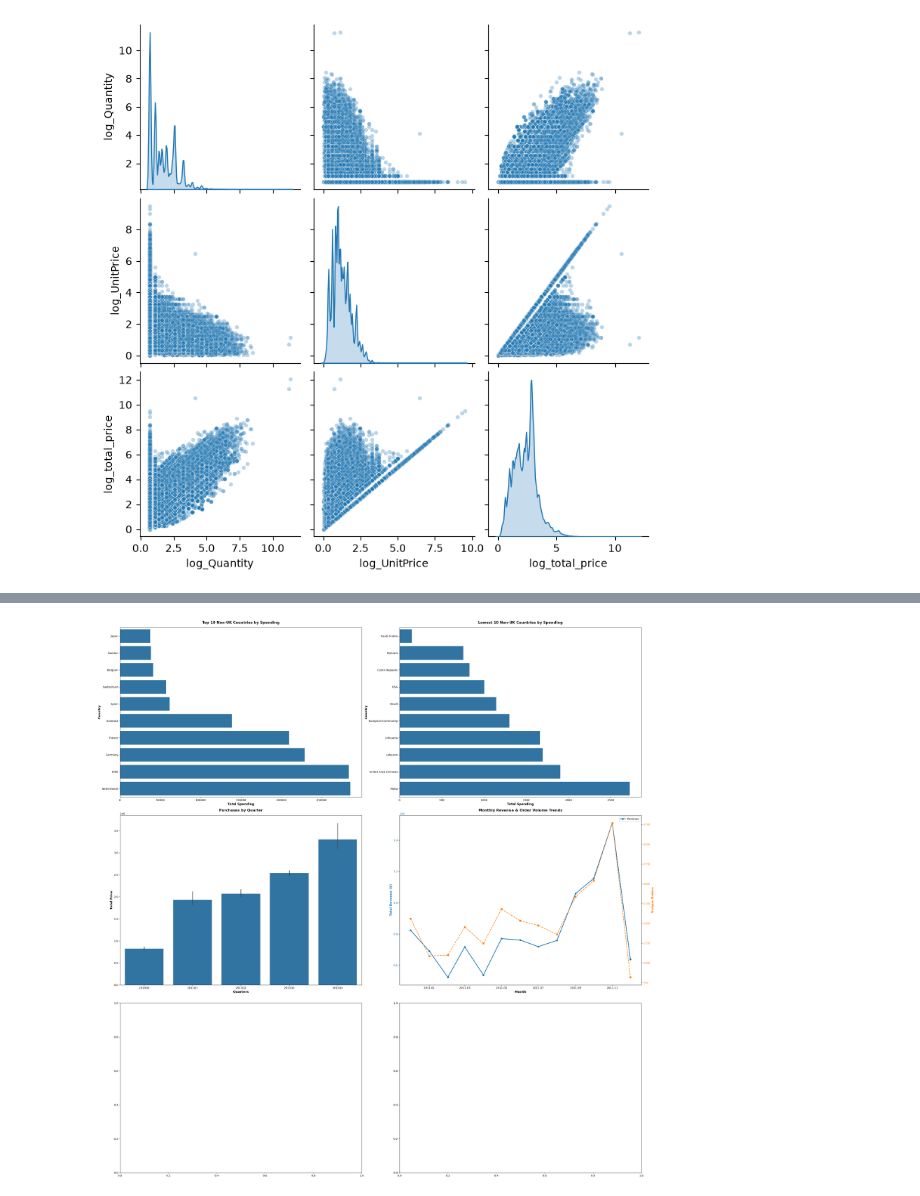
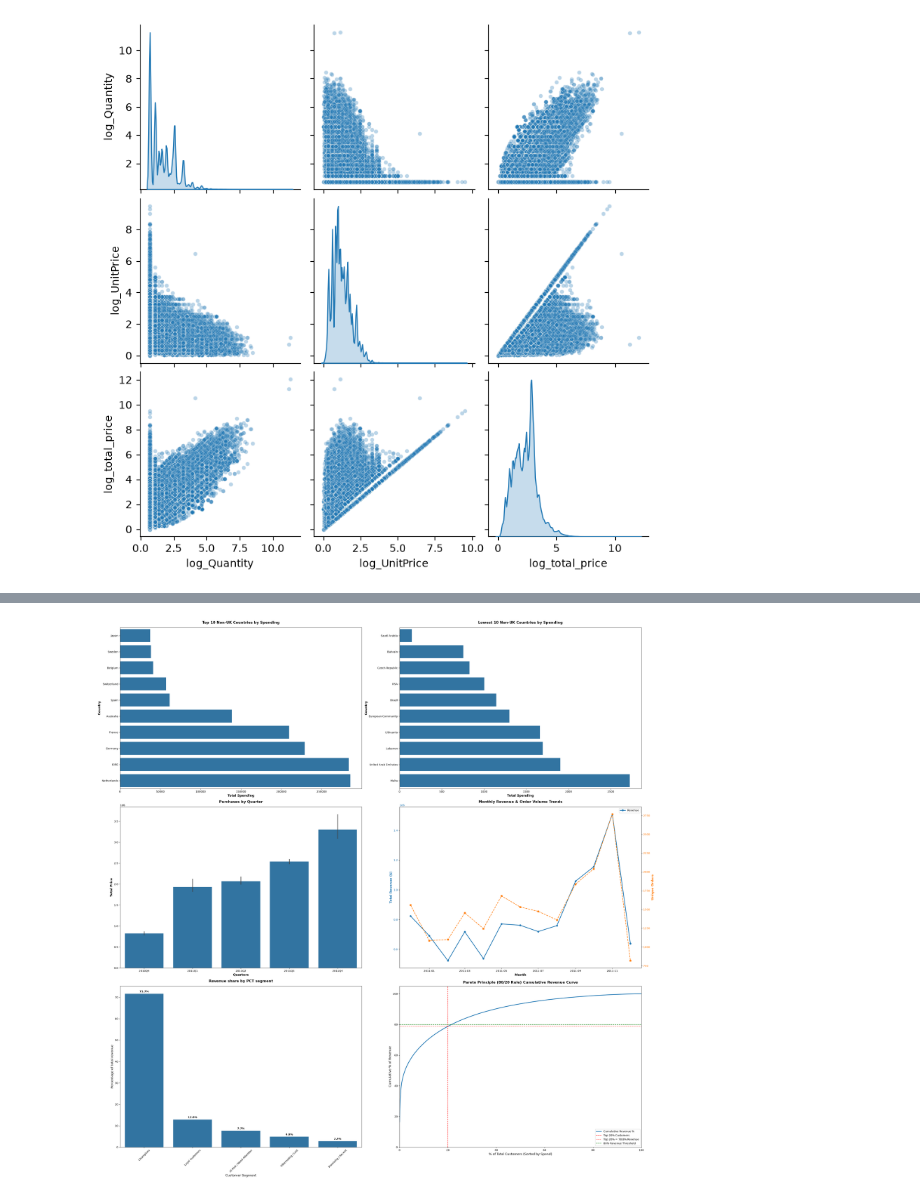
Before and after one commit to Qheerah/CustomerChurn, a Jupyter notebook: notebooks/Untitled.ipynb, the cells around one changed output, grey strips where cells are left out. Cells and saved outputs as stored; diff of their text form; code cells hidden in the pictures.

```diff
--- a/notebooks/Untitled.ipynb
+++ b/notebooks/Untitled.ipynb
@@ -194,31 +360,56 @@ ax3.set_ylabel("Total Price",fontsize=12, fontweight='bold')
 color1='#1f77b4'
 color2='#ff7f0e'
 
 monthly_data = df_clean.groupby('YearMonth').agg(
     TotalRevenue=('total_price', 'sum'),
     OrderCount=('InvoiceNo', 'nunique')
 ).reset_index()
 
 monthly_data['YearMonth'] = monthly_data['YearMonth'].dt.to_timestamp()
 ax4.set_xlabel('Month', fontsize=12, fontweight='bold')
 ax4.set_ylabel('Total Revenue ($)', color=color1, fontsize=12, fontweight='bold')
 ax4.plot(monthly_data['YearMonth'], monthly_data['TotalRevenue'],
          color=color1, marker='o', linewidth=2.5, label='Revenue')
 ax4.tick_params(axis='y', labelcolor=color1)
 
 
 # Dual Axis for Order Count (Line 2)
 ax4_twin = ax4.twinx()
 ax4_twin.set_ylabel('Unique Orders', color=color2, fontsize=12, fontweight='bold')
 ax4_twin.plot(monthly_data['YearMonth'], monthly_data['OrderCount'],
               color=color2, marker='s', linestyle='--', linewidth=2, label='Orders')
 ax4_twin.tick_params(axis='y', labelcolor=color2)
 
 ax4.set_title('Monthly Revenue & Order Volume Trends', fontsize=14, fontweight='bold', pad=15)
 ax4.legend()
 
+sns.barplot(data=segment_summary,
+           x='Segment',
+           y='Revenue_Pct',
+           ax=ax5)
+ax5.set_title('Revenue share by PCT segment', fontsize=14,pad=15, fontweight='bold')
+ax5.set_xlabel('Customer Segment', fontsize=12)
+ax5.set_ylabel('Percentage of total revenue', fontsize=12)
+ax5.tick_params(axis='x', labelrotation=45)
+ax5.bar_label(ax5.containers[0], fmt='%.1f%%', padding=3, fontweight='bold')
+
+
+ax6.plot(rfm_sorted['Cum_Cust_Pct'], rfm_sorted['Cum_Rev_Pct'], color='#1f77b4', linewidth=2.5, label='Cumulative Revenue %')
+ax6.axvline(x=20, color='red', linestyle='--', linewidth=1.5, label='Top 20% Customers')
+ax6.axhline(y=top_20_rev_pct, color='red', linestyle=':', linewidth=1.5, label=f'Top 20% = {top_20_rev_pct:.1f}% Revenue')
+ax6.axhline(y=80, color='green', linestyle='--', linewidth=1.5, label=f'80% Revenue Threshold')
+
+ax6.set_title('Pareto Principle (80/20 Rule) Cumulative Revenue Curve', fontsize=14, fontweight='bold', pad=10)
+ax6.set_xlabel('% of Total Customers (Sorted by Spend)', fontsize=12)
+ax6.set_ylabel('Cumulative % of Revenue', fontsize=12)
+ax6.set_xlim(0, 100)
+ax6.set_ylim(0, 105)
+ax6.legend(loc='lower right', frameon=True)
+
+
+
 
 plt.tight_layout()
 plt.show()
 # %% [output]
-[figure, old version]
+[figure, new version]
```
Also changed, not shown: parts of 6 cells of this notebook.
